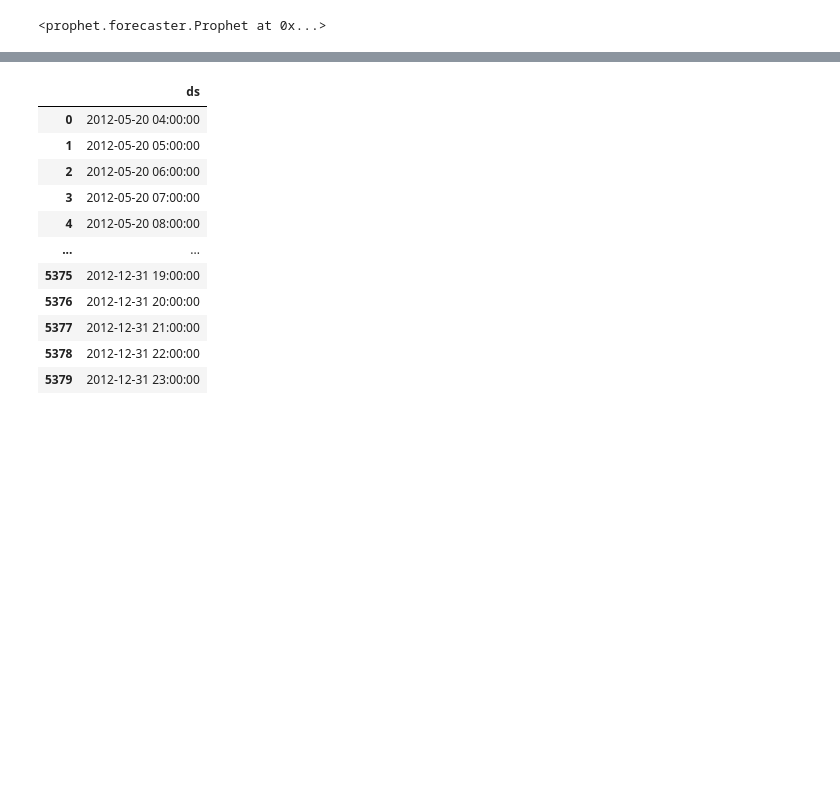
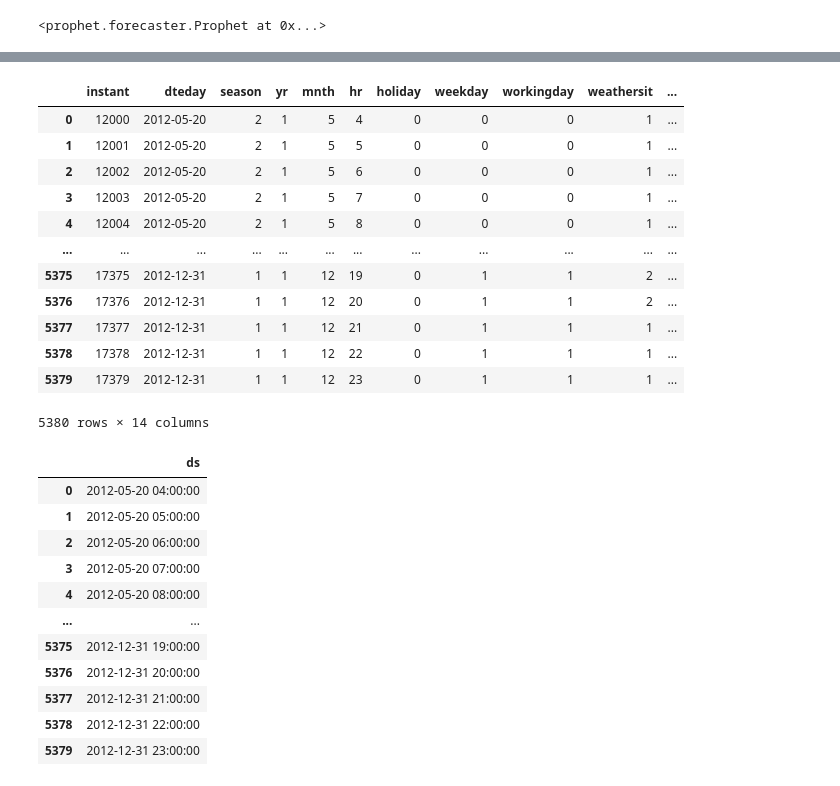
Before and after one commit to jalilpablo/bike_share_scheme_predicction, a Jupyter notebook: Bike_Share_Scheme.ipynb, the cells around one changed output, grey strips where cells are left out. Drawn from its saved outputs; the diff is of its cells as text; code cells hidden in the pictures; blank space fills up the shorter version.

```diff
--- a/Bike_Share_Scheme.ipynb
+++ b/Bike_Share_Scheme.ipynb
@@ -396,6 +400,22 @@ future = pd.DataFrame()
 future['ds'] = test['dteday']
 for i in range(len(future)):
     future['ds'][i]=test['dteday'][i]+timedelta(hours=int(test['hr'][i]))
+# %%
+test
+# %% [output]
+|  | instant | dteday | season | yr | mnth | hr | holiday | weekday | workingday | weathersit | ... |
+| 0 | 12000 | 2012-05-20 | 2 | 1 | 5 | 4 | 0 | 0 | 0 | 1 | ... |
+| 1 | 12001 | 2012-05-20 | 2 | 1 | 5 | 5 | 0 | 0 | 0 | 1 | ... |
+| 2 | 12002 | 2012-05-20 | 2 | 1 | 5 | 6 | 0 | 0 | 0 | 1 | ... |
+| 3 | 12003 | 2012-05-20 | 2 | 1 | 5 | 7 | 0 | 0 | 0 | 1 | ... |
+| 4 | 12004 | 2012-05-20 | 2 | 1 | 5 | 8 | 0 | 0 | 0 | 1 | ... |
+| ... | ... | ... | ... | ... | ... | ... | ... | ... | ... | ... | ... |
+| 5375 | 17375 | 2012-12-31 | 1 | 1 | 12 | 19 | 0 | 1 | 1 | 2 | ... |
+| 5376 | 17376 | 2012-12-31 | 1 | 1 | 12 | 20 | 0 | 1 | 1 | 2 | ... |
+| 5377 | 17377 | 2012-12-31 | 1 | 1 | 12 | 21 | 0 | 1 | 1 | 1 | ... |
+| 5378 | 17378 | 2012-12-31 | 1 | 1 | 12 | 22 | 0 | 1 | 1 | 1 | ... |
+| 5379 | 17379 | 2012-12-31 | 1 | 1 | 12 | 23 | 0 | 1 | 1 | 1 | ... |
+5380 rows × 14 columns
 # %%
 future
 # %% [output]
```
Also changed, not shown: parts of 20 cells of this notebook.
